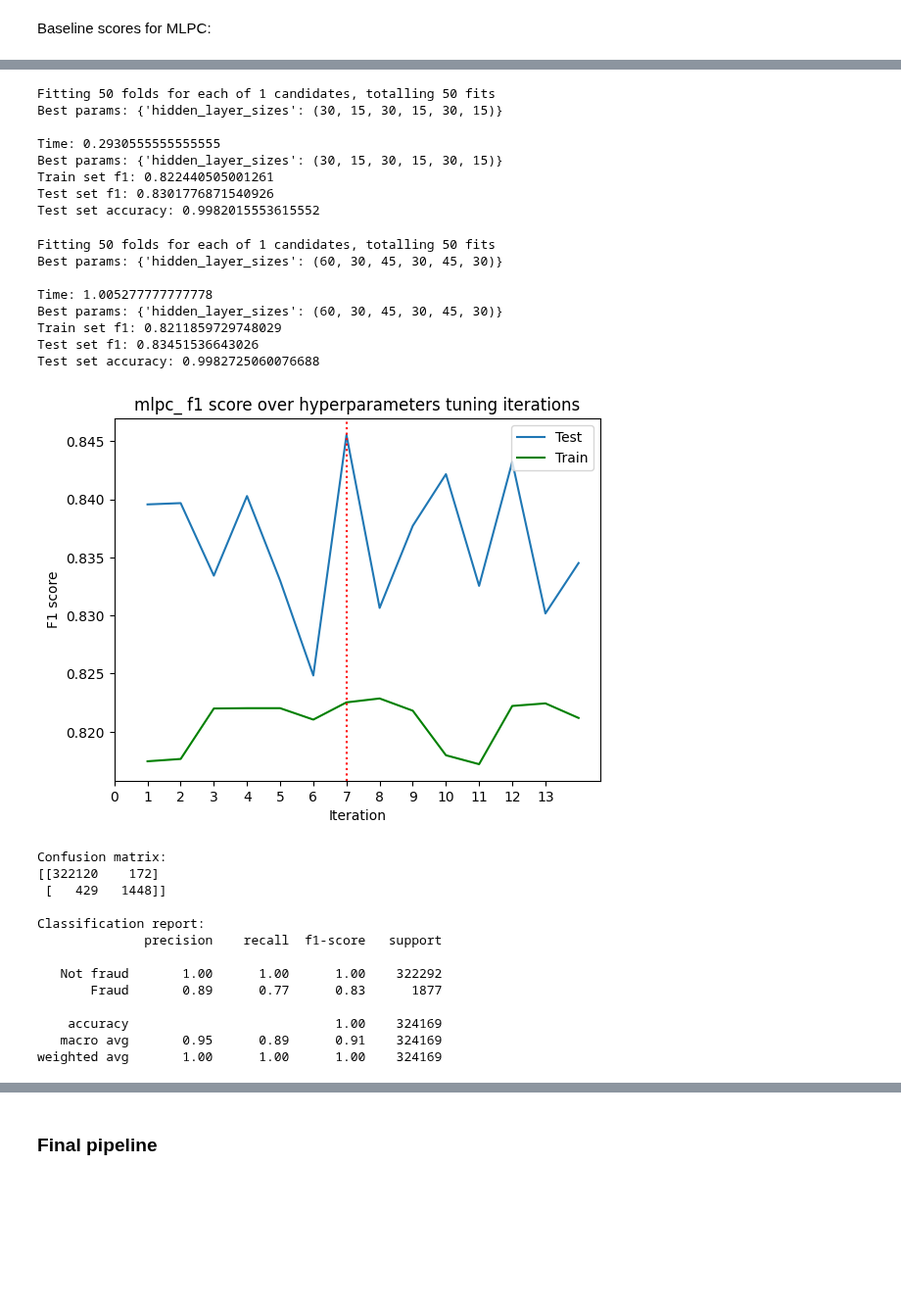
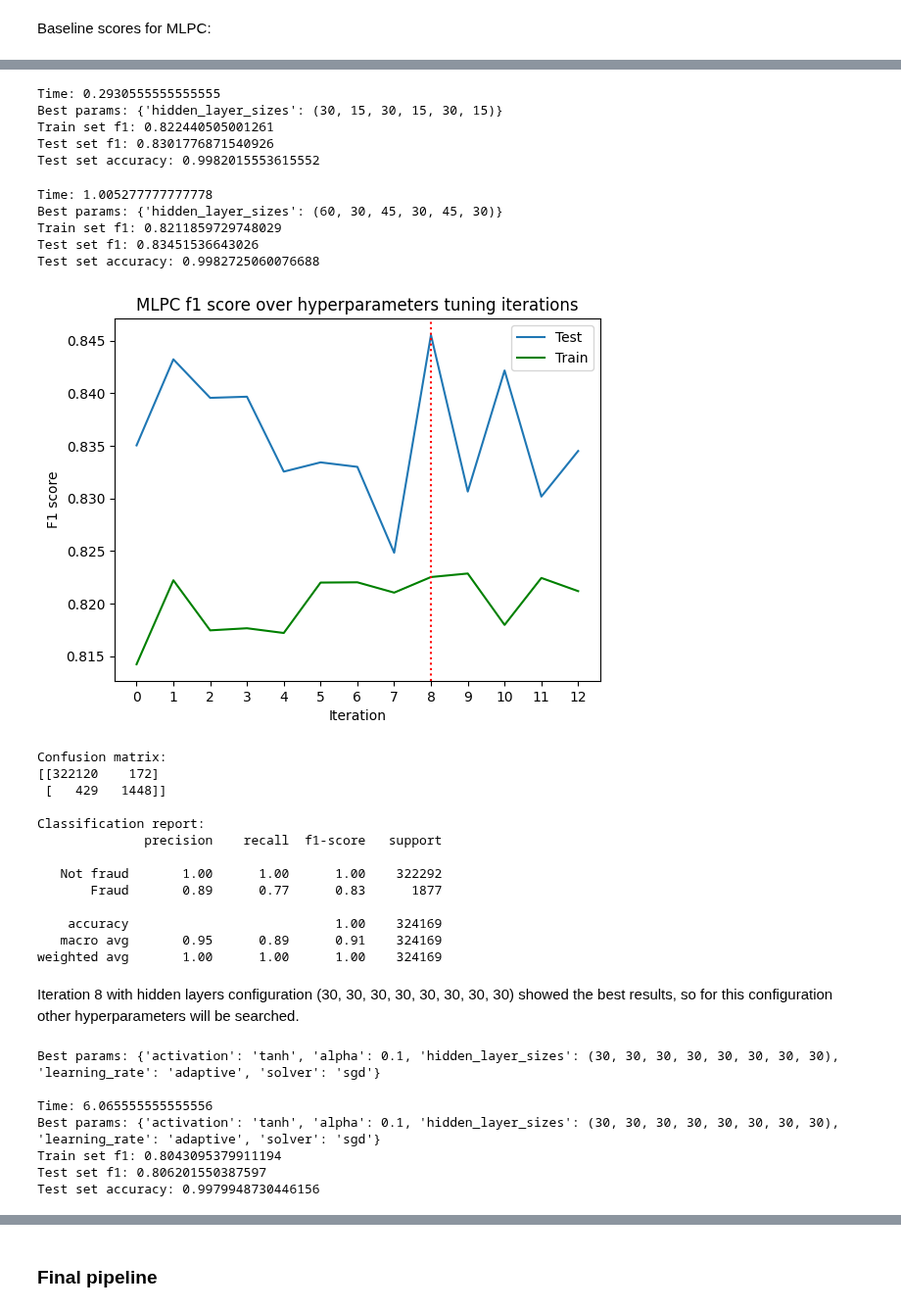
Before and after one commit to ArtemAntonov/Credit-Card-Transactions-Fraud-Detection, a Jupyter notebook: 3. Model training and testing.ipynb, the cells around one changed output, grey strips where cells are left out. Shown at 98% size. Drawn from its saved outputs; the diff is of its cells as text; code cells hidden in the pictures; blank space fills up the shorter version.

```diff
--- a/3. Model training and testing.ipynb
+++ b/3. Model training and testing.ipynb
@@ -515,39 +446,31 @@ Test set accuracy: 0.9983218629788783
 # %%
-#18 53
 params = [{
             'hidden_layer_sizes': [(30, 15, 30, 15, 30, 15)]
           }]
 
-gs = gs_cv('mlpc_', 13, MLPClassifier(max_iter=10**9, random_state=1), params, search_type='grid')
+gs = gs_cv('MLPC', 11, MLPClassifier(max_iter=10**9, random_state=1), params, search_type='grid')
 # %% [output]
-Fitting 50 folds for each of 1 candidates, totalling 50 fits
-Best params: {'hidden_layer_sizes': (30, 15, 30, 15, 30, 15)}
-
 Time: 0.2930555555555555
 Best params: {'hidden_layer_sizes': (30, 15, 30, 15, 30, 15)}
 Train set f1: 0.822440505001261
 Test set f1: 0.8301776871540926
 Test set accuracy: 0.9982015553615552
 # %%
-#18 53
 params = [{
             'hidden_layer_sizes': [(60, 30, 45, 30, 45, 30)]
           }]
 
-gs = gs_cv('mlpc_', 14, MLPClassifier(max_iter=10**9, random_state=1), params, search_type='grid')
+gs = gs_cv('MLPC', 12, MLPClassifier(max_iter=10**9, random_state=1), params, search_type='grid')
 # %% [output]
-Fitting 50 folds for each of 1 candidates, totalling 50 fits
-Best params: {'hidden_layer_sizes': (60, 30, 45, 30, 45, 30)}
-
 Time: 1.005277777777778
 Best params: {'hidden_layer_sizes': (60, 30, 45, 30, 45, 30)}
 Train set f1: 0.8211859729748029
 Test set f1: 0.83451536643026
 Test set accuracy: 0.9982725060076688
 # %%
-tuneplot('mlpc_')
+tuneplot('MLPC')
 # %% [output]
-[figure, old version]
+[figure, new version]
 Confusion matrix:
 [[322120    172]
  [   429   1448]]
@@ -561,3 +484,23 @@ Classification report:
     accuracy                           1.00    324169
    macro avg       0.95      0.89      0.91    324169
 weighted avg       1.00      1.00      1.00    324169
+# %% [markdown]
+Iteration 8 with hidden layers configuration (30, 30, 30, 30, 30, 30, 30, 30) showed the best results, so for this configuration other hyperparameters will be searched.
+# %%
+params = [{
+            'hidden_layer_sizes': [(30, 30, 30, 30, 30, 30, 30, 30)],
+            'activation': ['tanh', 'relu'],
+            'solver': ['sgd', 'adam'],
+            'alpha': np.linspace(0.0001, 0.1, 5),
+            'learning_rate': ['constant', 'adaptive']
+          }]
+
+gs = gs_cv('MLPC', 13, MLPClassifier(max_iter=10**9, random_state=1), params, search_type='halving')
+# %% [output]
+Best params: {'activation': 'tanh', 'alpha': 0.1, 'hidden_layer_sizes': (30, 30, 30, 30, 30, 30, 30, 30), 'learning_rate': 'adaptive', 'solver': 'sgd'}
+
+Time: 6.065555555555556
+Best params: {'activation': 'tanh', 'alpha': 0.1, 'hidden_layer_sizes': (30, 30, 30, 30, 30, 30, 30, 30), 'learning_rate': 'adaptive', 'solver': 'sgd'}
+Train set f1: 0.8043095379911194
+Test set f1: 0.806201550387597
+Test set accuracy: 0.9979948730446156
```
Also changed, not shown: parts of 21 cells of this notebook, 34 other files.
